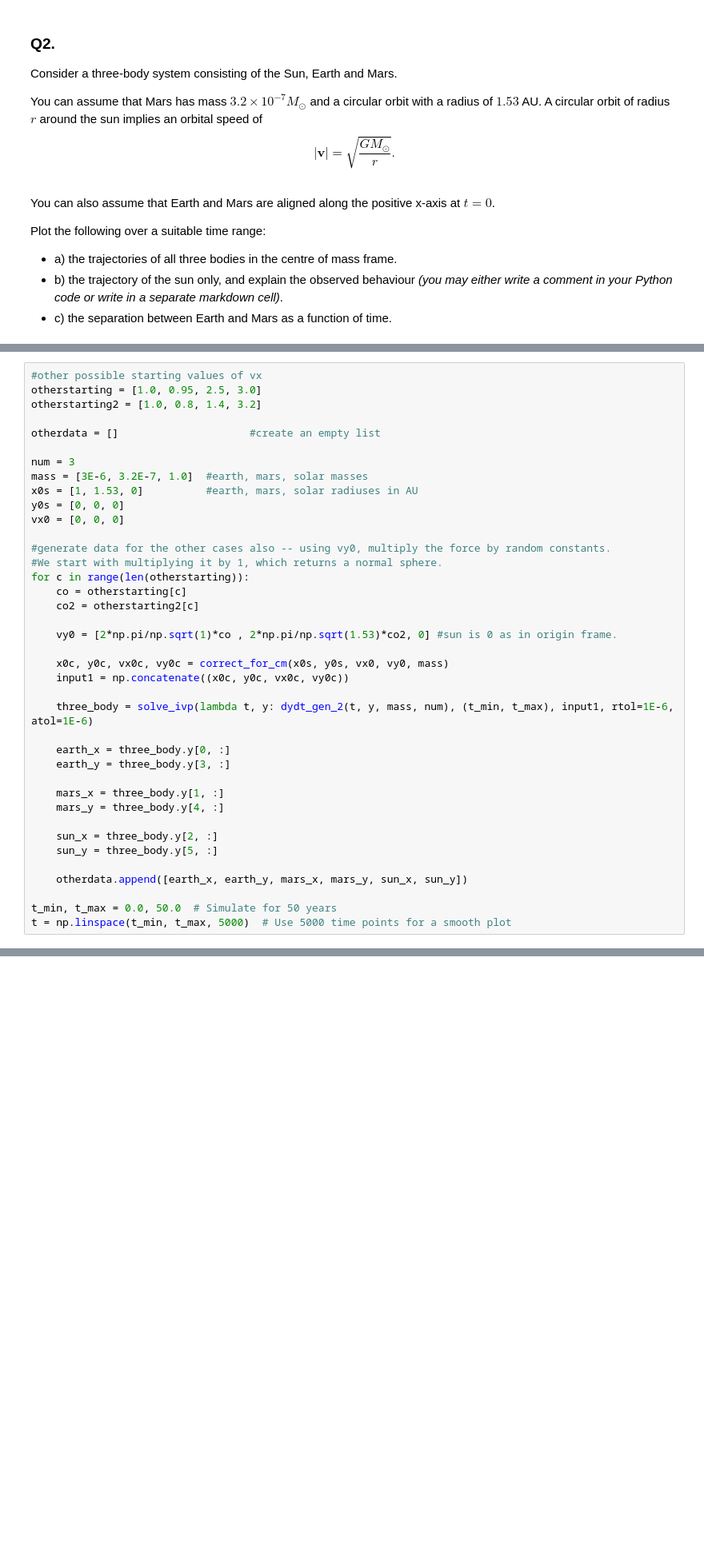
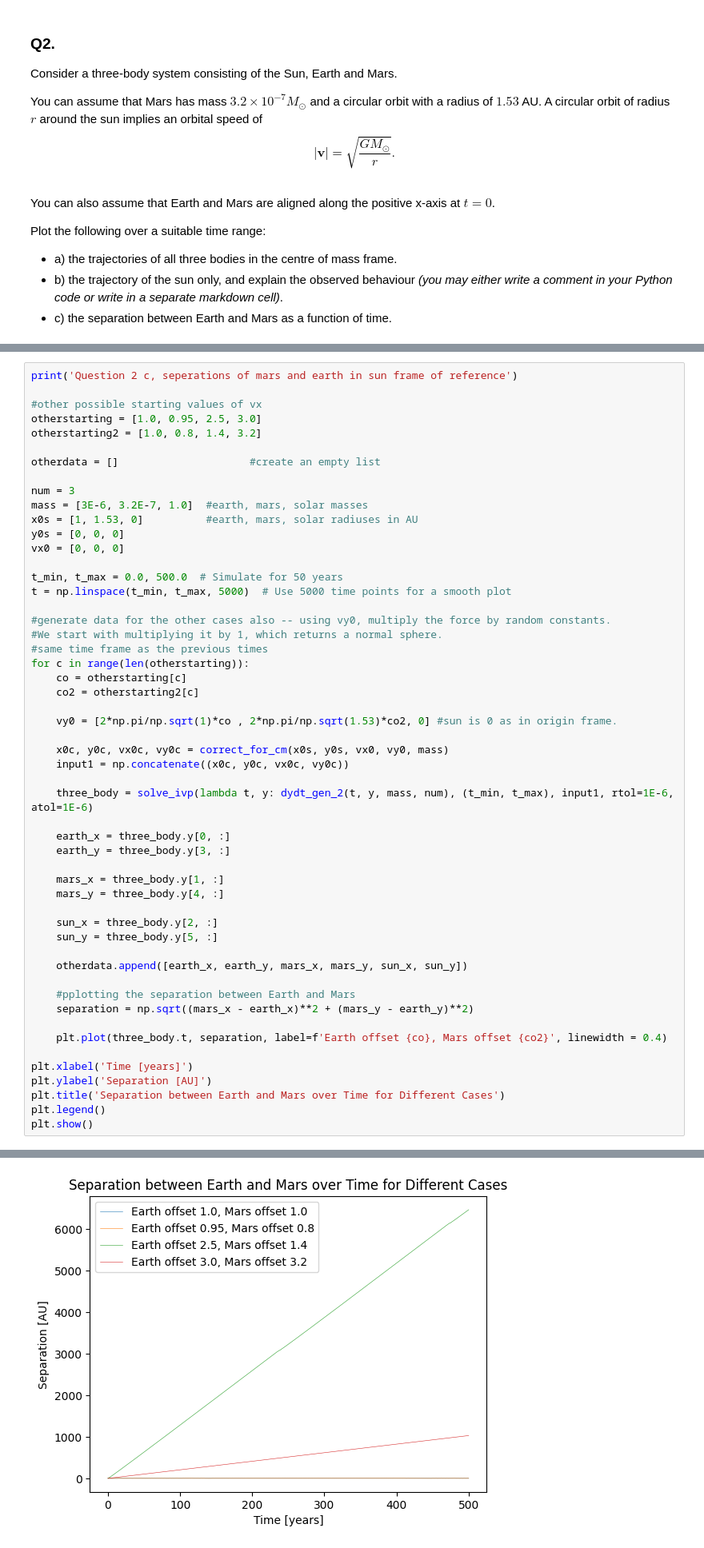
Before and after one commit to arir2001/mitchison_lab2, a Jupyter notebook: orbits/orbits_hw.ipynb, the cells around one changed output, grey strips where cells are left out. Shown: that part at 80% size. Saved outputs shown, nothing was run; the diff lists cells and outputs as text; blank space fills up the shorter version.

```diff
--- a/orbits/orbits_hw.ipynb
+++ b/orbits/orbits_hw.ipynb
@@ -244,4 +282,6 @@ This value comes from Kepler's third law, is convenient for working in astronomi
 # %%
+print('Question 2 c, seperations of mars and earth in sun frame of reference')
+
 #other possible starting values of vx
 otherstarting = [1.0, 0.95, 2.5, 3.0]
 otherstarting2 = [1.0, 0.8, 1.4, 3.2]
@@ -254,8 +294,12 @@ x0s = [1, 1.53, 0]          #earth, mars, solar radiuses in AU
 y0s = [0, 0, 0]
 vx0 = [0, 0, 0]
 
+t_min, t_max = 0.0, 500.0  # Simulate for 50 years
+t = np.linspace(t_min, t_max, 5000)  # Use 5000 time points for a smooth plot
+
 #generate data for the other cases also -- using vy0, multiply the force by random constants.
 #We start with multiplying it by 1, which returns a normal sphere.
+#same time frame as the previous times
 for c in range(len(otherstarting)):
     co = otherstarting[c]
     co2 = otherstarting2[c]
@@ -278,5 +322,14 @@ for c in range(len(otherstarting)):
 
     otherdata.append([earth_x, earth_y, mars_x, mars_y, sun_x, sun_y])
 
-t_min, t_max = 0.0, 50.0  # Simulate for 50 years
-t = np.linspace(t_min, t_max, 5000)  # Use 5000 time points for a smooth plot
+    #pplotting the separation between Earth and Mars
+    separation = np.sqrt((mars_x - earth_x)**2 + (mars_y - earth_y)**2)
+
+    plt.plot(three_body.t, separation, label=f'Earth offset {co}, Mars offset {co2}', linewidth = 0.4)
+
+plt.xlabel('Time [years]')
+plt.ylabel('Separation [AU]')
+plt.title('Separation between Earth and Mars over Time for Different Cases')
+plt.legend()
+plt.show()
+# %% [output]
@@ -282,0 +337 @@ t = np.linspace(t_min, t_max, 5000)  # Use 5000 time points for a smooth plot
+[figure, added]
```
Also changed, not shown: parts of 22 cells of this notebook.
